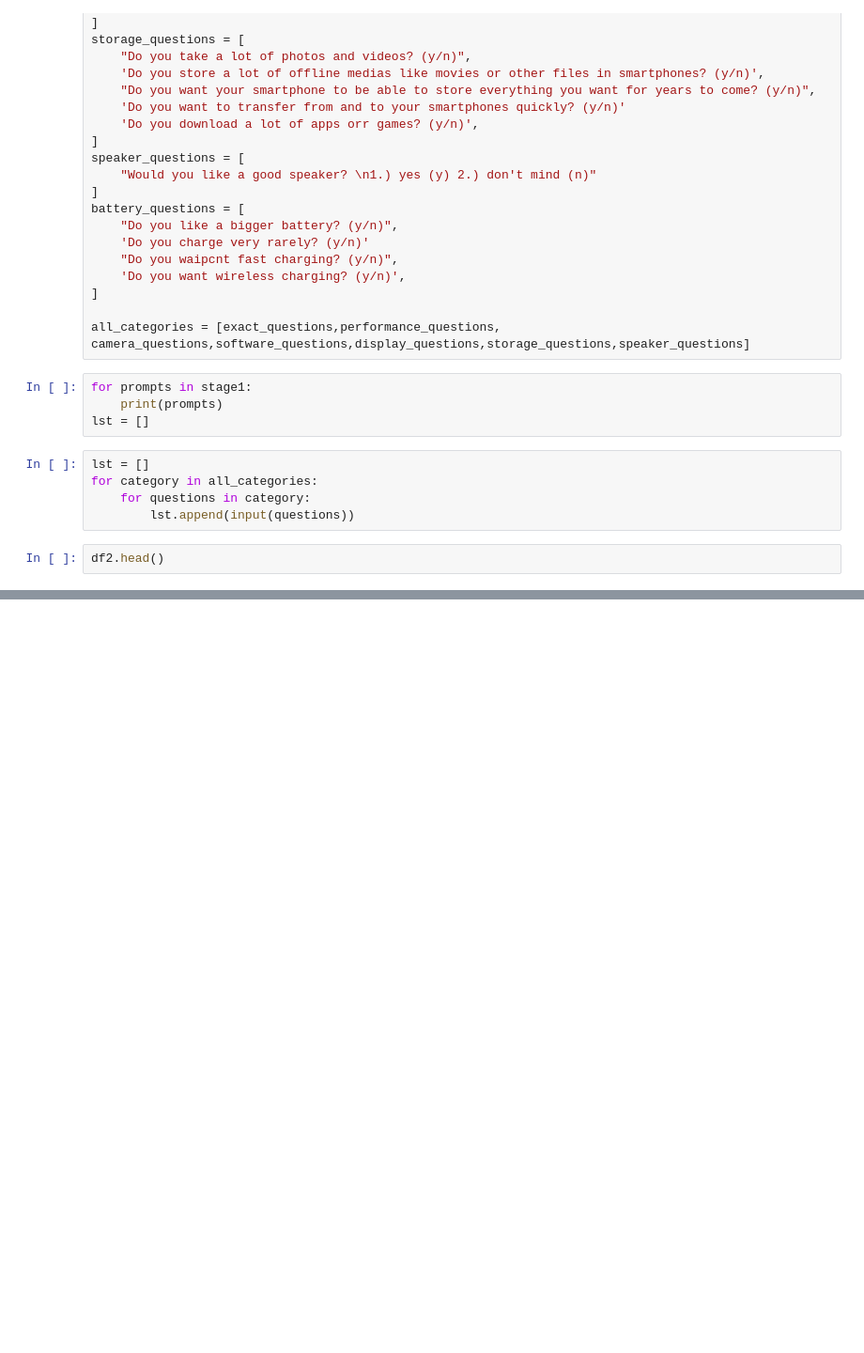
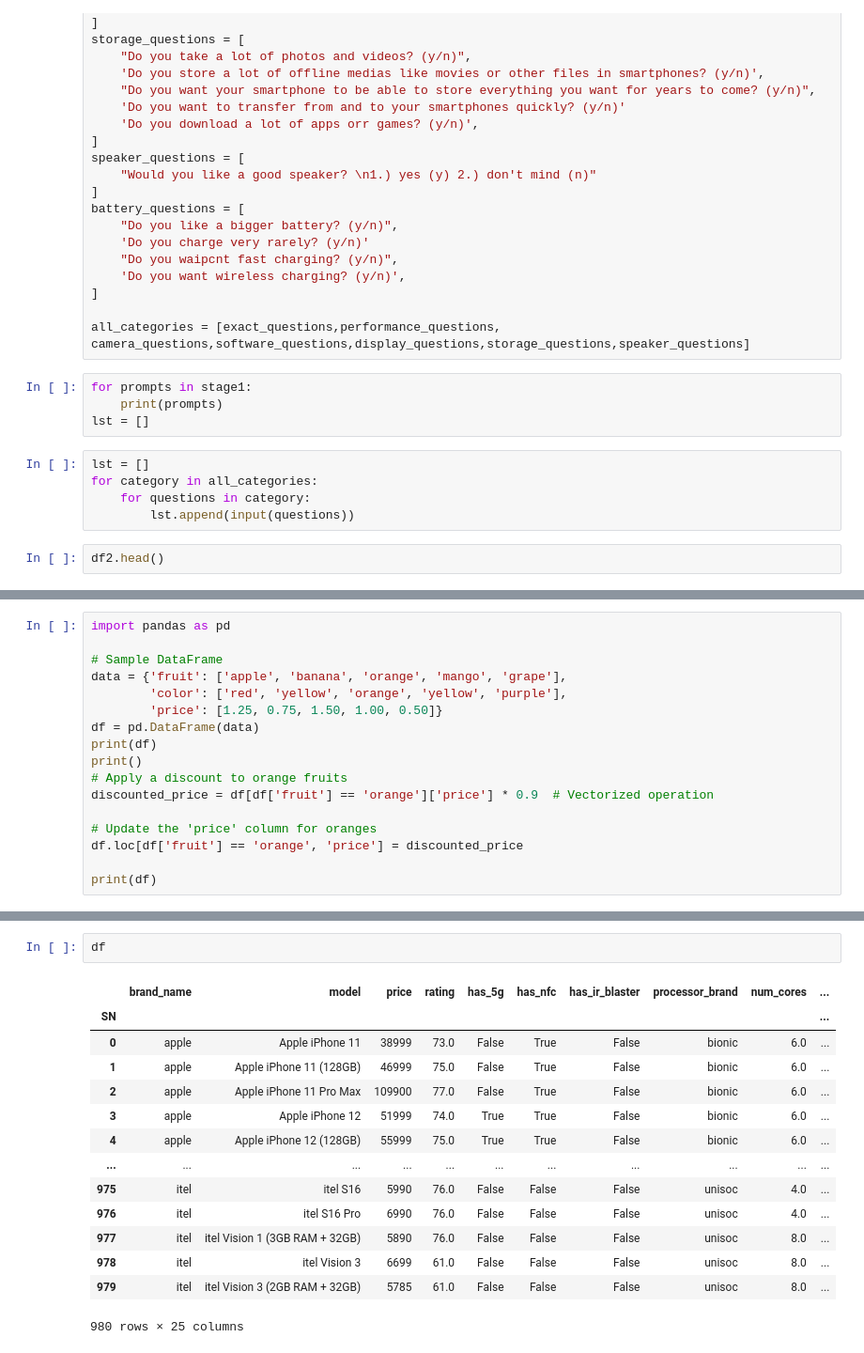
Before and after one commit to GlitchyStar717/AneXPrototype, a Jupyter notebook: try.ipynb, the cells around one changed output, grey strips where cells are left out. Shown: that part at 94% size. Cells and saved outputs as stored; diff of their text form; blank space fills up the shorter version.

```diff
--- a/try.ipynb
+++ b/try.ipynb
@@ -443,0 +456,17 @@ df2.head()
+# %%
+import pandas as pd
+
+# Sample DataFrame
+data = {'fruit': ['apple', 'banana', 'orange', 'mango', 'grape'],
+        'color': ['red', 'yellow', 'orange', 'yellow', 'purple'],
+        'price': [1.25, 0.75, 1.50, 1.00, 0.50]}
+df = pd.DataFrame(data)
+print(df)
+print()
+# Apply a discount to orange fruits
+discounted_price = df[df['fruit'] == 'orange']['price'] * 0.9  # Vectorized operation
+
+# Update the 'price' column for oranges
+df.loc[df['fruit'] == 'orange', 'price'] = discounted_price
+
+print(df)
@@ -443,0 +487,17 @@ df2.head()
+# %%
+df
+# %% [output]
+|  | brand_name | model | price | rating | has_5g | has_nfc | has_ir_blaster | processor_brand | num_cores | ... |
+| SN |  |  |  |  |  |  |  |  |  | ... |
+| 0 | apple | Apple iPhone 11 | 38999 | 73.0 | False | True | False | bionic | 6.0 | ... |
+| 1 | apple | Apple iPhone 11 (128GB) | 46999 | 75.0 | False | True | False | bionic | 6.0 | ... |
+| 2 | apple | Apple iPhone 11 Pro Max | 109900 | 77.0 | False | True | False | bionic | 6.0 | ... |
+| 3 | apple | Apple iPhone 12 | 51999 | 74.0 | True | True | False | bionic | 6.0 | ... |
+| 4 | apple | Apple iPhone 12 (128GB) | 55999 | 75.0 | True | True | False | bionic | 6.0 | ... |
+| ... | ... | ... | ... | ... | ... | ... | ... | ... | ... | ... |
+| 975 | itel | itel S16 | 5990 | 76.0 | False | False | False | unisoc | 4.0 | ... |
+| 976 | itel | itel S16 Pro | 6990 | 76.0 | False | False | False | unisoc | 4.0 | ... |
+| 977 | itel | itel Vision 1 (3GB RAM + 32GB) | 5890 | 76.0 | False | False | False | unisoc | 8.0 | ... |
+| 978 | itel | itel Vision 3 | 6699 | 61.0 | False | False | False | unisoc | 8.0 | ... |
+| 979 | itel | itel Vision 3 (2GB RAM + 32GB) | 5785 | 61.0 | False | False | False | unisoc | 8.0 | ... |
+980 rows × 25 columns
```
Also changed, not shown: parts of 10 cells of this notebook, 3 other files.
